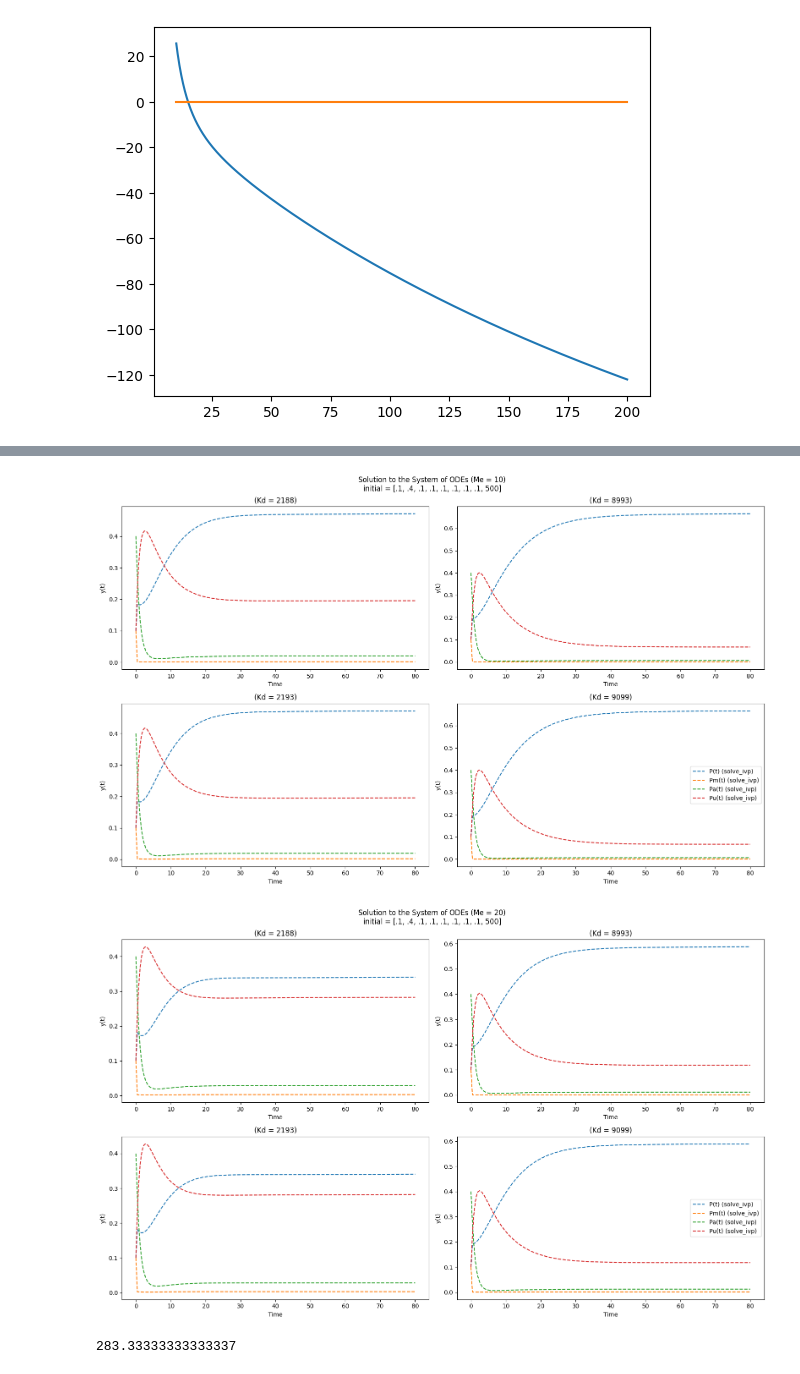
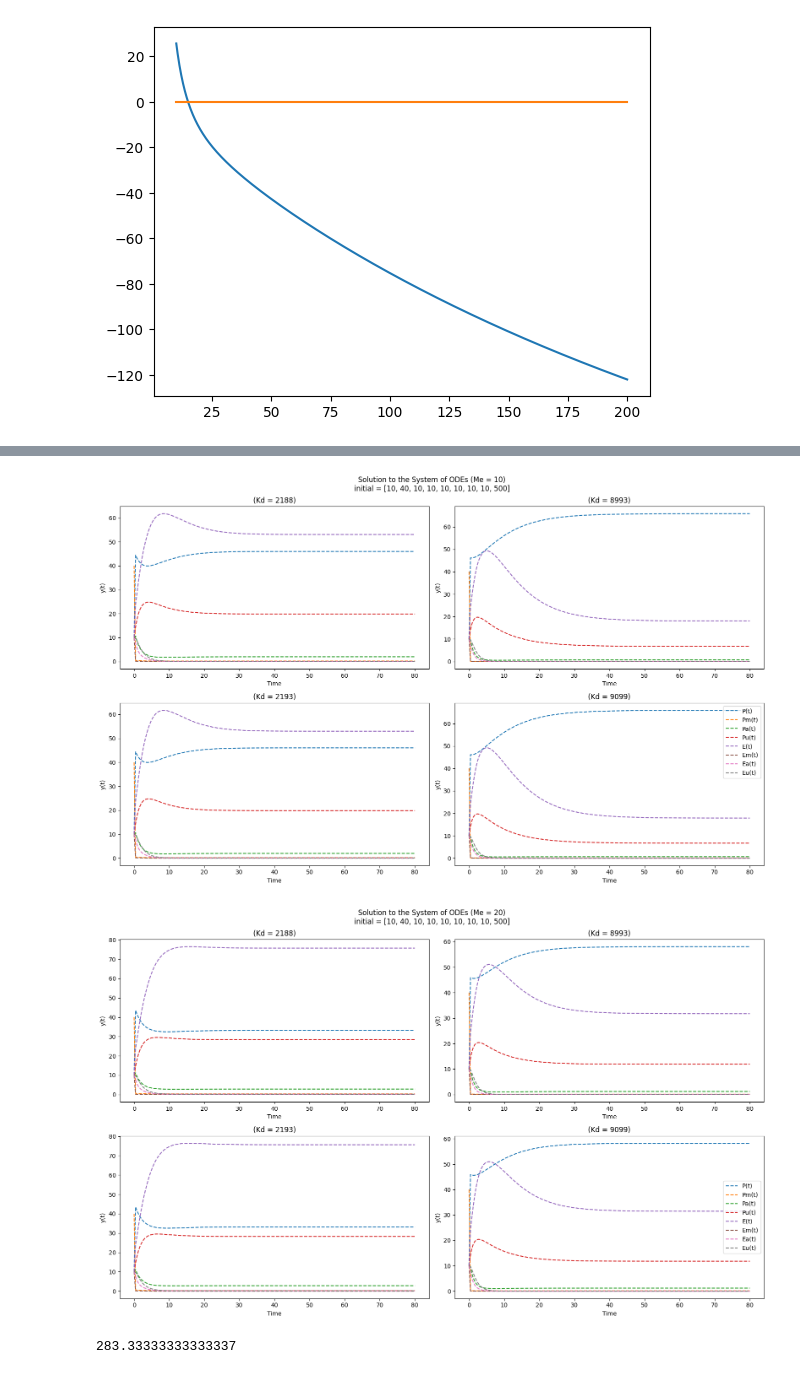
Before and after one commit to ethygers/Mup1_Modeling, a Jupyter notebook: steady_states_simplification.ipynb, the cells around one changed output, grey strips where cells are left out. Drawn from its saved outputs; the diff is of its cells as text; code cells hidden in the pictures.

```diff
--- a/steady_states_simplification.ipynb
+++ b/steady_states_simplification.ipynb
@@ -66,7 +66,7 @@ from mup1_model import *
 
 def plot_steady_states(Me, Kd):
     # establish initial conditions
-    initial = [.10, .10, .40, .1, .10, .10, .10, .10, 500]
+    initial = [10, 40, 10, 10, 10, 10, 10, 10, 500]
     times = np.linspace(0, 80, 200)
     labels = ['P', 'Pm', 'Pa', 'Pu', 'E', 'Em', 'Ea', 'Eu', 'M']
 
@@ -74,8 +74,8 @@ def plot_steady_states(Me, Kd):
     system = lambda t, y: model(y, t, Me, p, 100/Kd, w, j, f, Ae, Ap, u, a, b, d, n, V, vmax, Km)
     solution = solve_ivp(system, [times[0], times[-1]], initial, t_eval=times)
 
-    for i in range(4):
-        plt.plot(times, solution.y[i], label=f'{labels[i]}(t) (solve_ivp)', linestyle='--')
+    for i in range(8):
+        plt.plot(times, solution.y[i], label=f'{labels[i]}(t)', linestyle='--')
     #plt.plot(time_points, solution_solve_ivp.y[1], label='y2(t) (solve_ivp)', linestyle='--')
     plt.xlabel('Time')
     plt.ylabel('y(t)')
@@ -91,9 +91,9 @@ for _, m in enumerate(Me_vals):
     for i, val in enumerate([2188, 8993, 2193, 9099]):
         plt.subplot(2, 2, i + 1)
         plot_steady_states(m, val)
-    plt.suptitle(f"Solution to the System of ODEs (Me = {m})\ninitial = [.1, .4, .1, .1, .1, .1, .1, .1, 500]")
+    plt.suptitle(f"Solution to the System of ODEs (Me = {m})\ninitial = [10, 40, 10, 10, 10, 10, 10, 10, 500]")
     plt.legend()
     plt.tight_layout()
-    # plt.savefig(f"Images/varying_parameters/varying_Kd/initial_50_25_Me_{m}_varying_Kd.png")
+    # plt.savefig(f"Images/varying_parameters/varying_Kd/small_iv_Me_{m}_varying_Kd.png")
     plt.show()
 # %% [output]
@@ -104,5 +104,5 @@ for _, m in enumerate(Me_vals):
-[figure, old version]
+[figure, new version]
-[figure, old version]
+[figure, new version]
 # %%
 # symbolic solution for M
 # numerator = sy.simplify(new_dM * (M*V*a**2*d*h*(Km + M)*(M + Me*w)))
```
Also changed, not shown: parts of 1 cell of this notebook, 27 other files.
